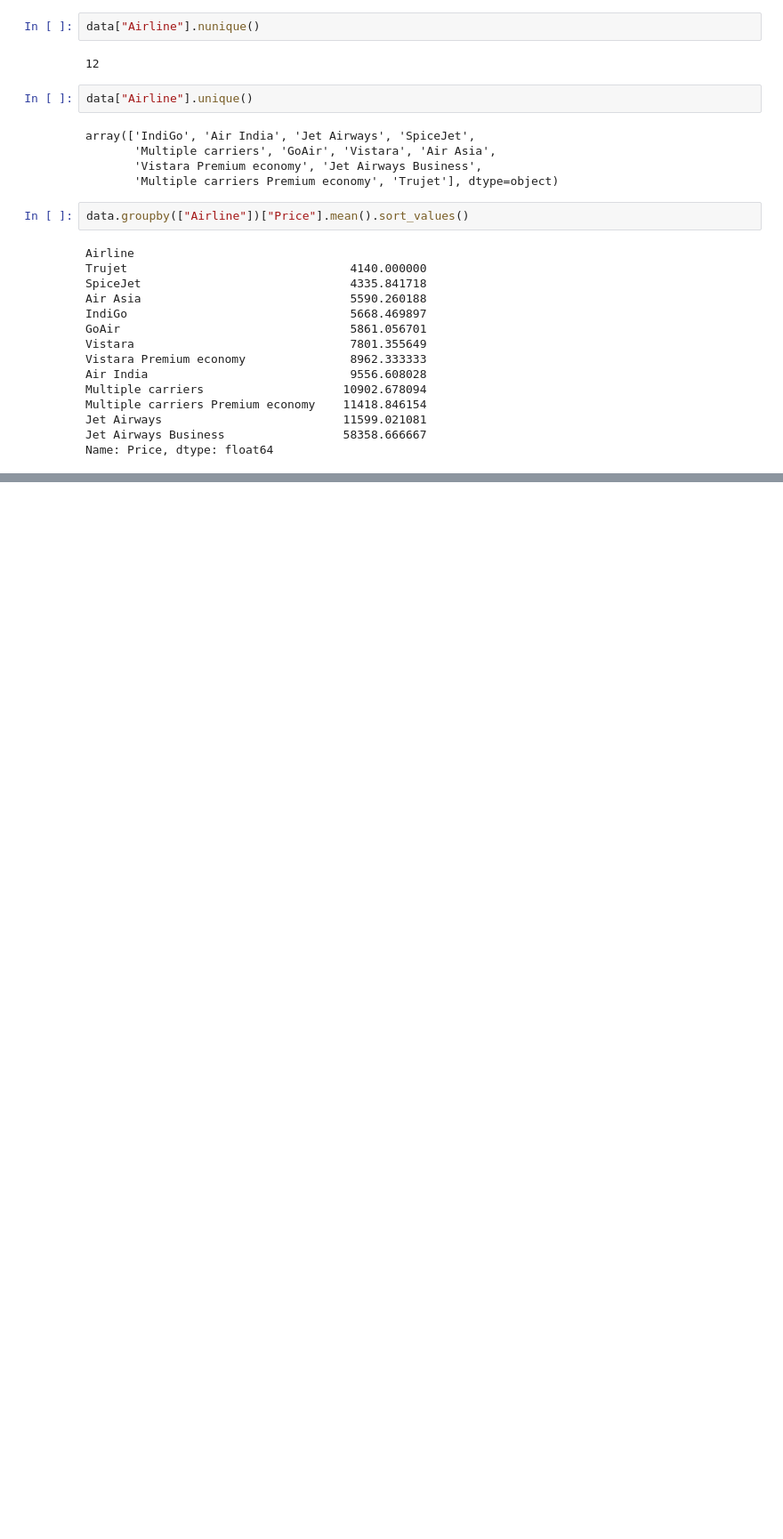
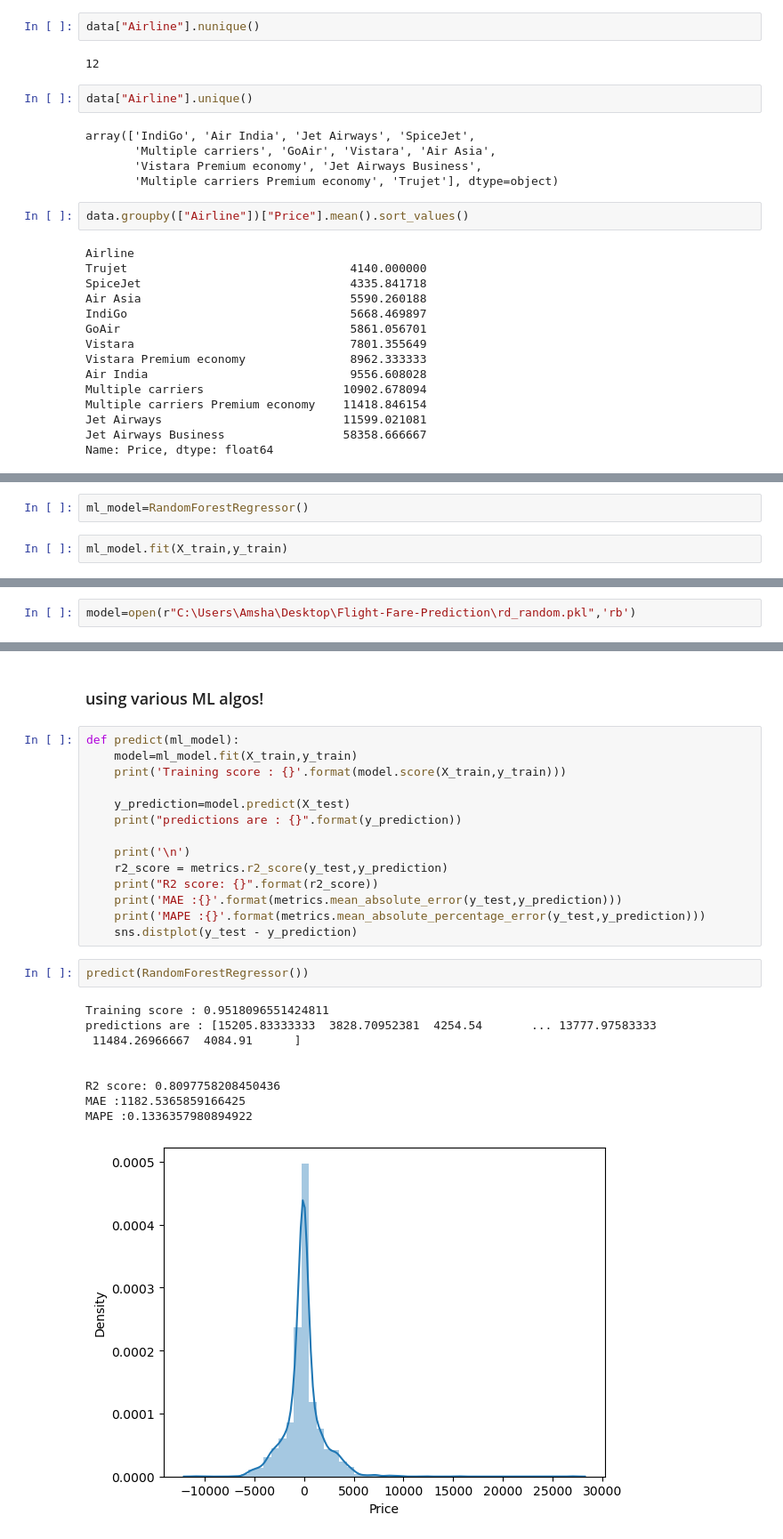
Before and after one commit to Amshavarthana-S/Flight-Fare-Prediction, a Jupyter notebook: Flight_Fare_Prediction.ipynb, the cells around one changed output, grey strips where cells are left out. Shown at 89% size. Cells and saved outputs as stored; diff of their text form; blank space fills up the shorter version.

Commit message:
Updated notebook and added trained model

```diff
--- a/Flight_Fare_Prediction.ipynb
+++ b/Flight_Fare_Prediction.ipynb
@@ -489,0 +799,4 @@ Name: Price, dtype: float64
+# %%
+ml_model=RandomForestRegressor()
+# %%
+ml_model.fit(X_train,y_train)
@@ -489,0 +838,2 @@ Name: Price, dtype: float64
+# %%
+model=open(r"C:\Users\Amsha\Desktop\Flight-Fare-Prediction\rd_random.pkl",'rb')
@@ -489,0 +848,28 @@ Name: Price, dtype: float64
+# %% [markdown]
+### using various ML algos!
+# %%
+def predict(ml_model):
+    model=ml_model.fit(X_train,y_train)
+    print('Training score : {}'.format(model.score(X_train,y_train)))
+
+    y_prediction=model.predict(X_test)
+    print("predictions are : {}".format(y_prediction))
+
+    print('\n')
+    r2_score = metrics.r2_score(y_test,y_prediction)
+    print("R2 score: {}".format(r2_score))
+    print('MAE :{}'.format(metrics.mean_absolute_error(y_test,y_prediction)))
+    print('MAPE :{}'.format(metrics.mean_absolute_percentage_error(y_test,y_prediction)))
+    sns.distplot(y_test - y_prediction)
+# %%
+predict(RandomForestRegressor())
+# %% [output]
+Training score : 0.9518096551424811
+predictions are : [15205.83333333  3828.70952381  4254.54       ... 13777.97583333
+ 11484.26966667  4084.91      ]
+
+
+R2 score: 0.8097758208450436
+MAE :1182.5365859166425
+MAPE :0.1336357980894922
+[figure, added]
```
Also changed, not shown: parts of 69 cells of this notebook, 2 other files.
